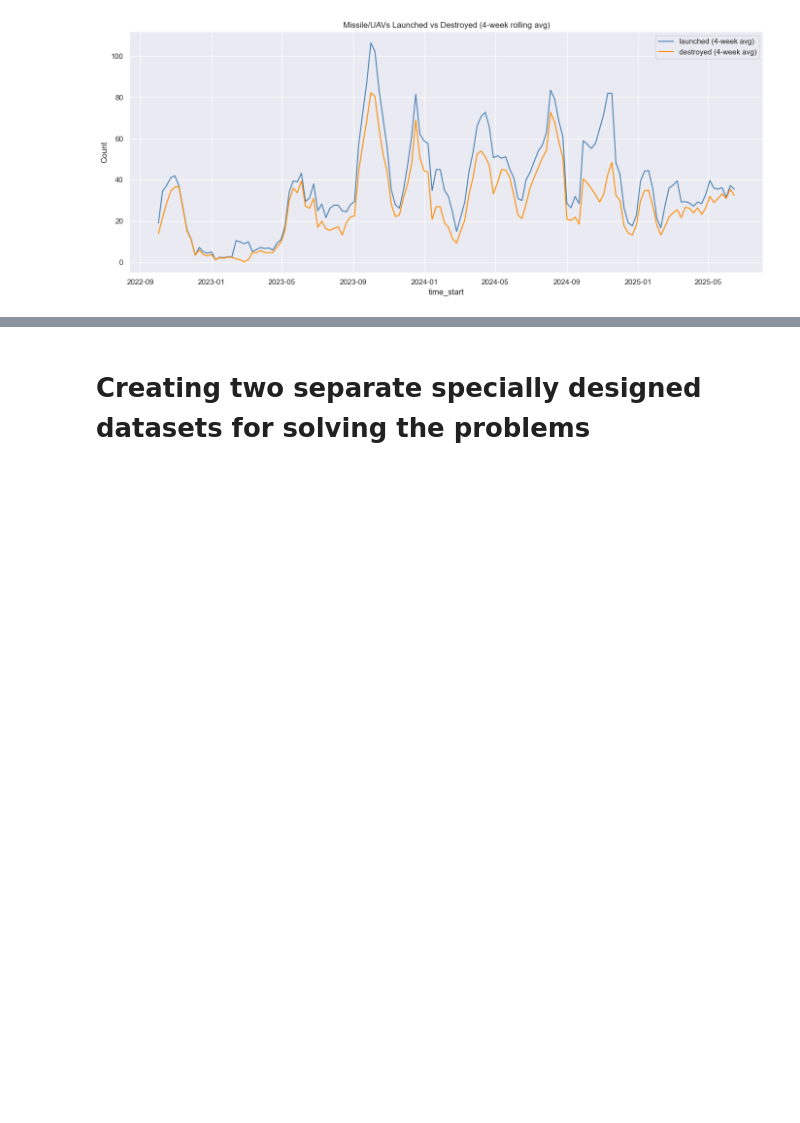
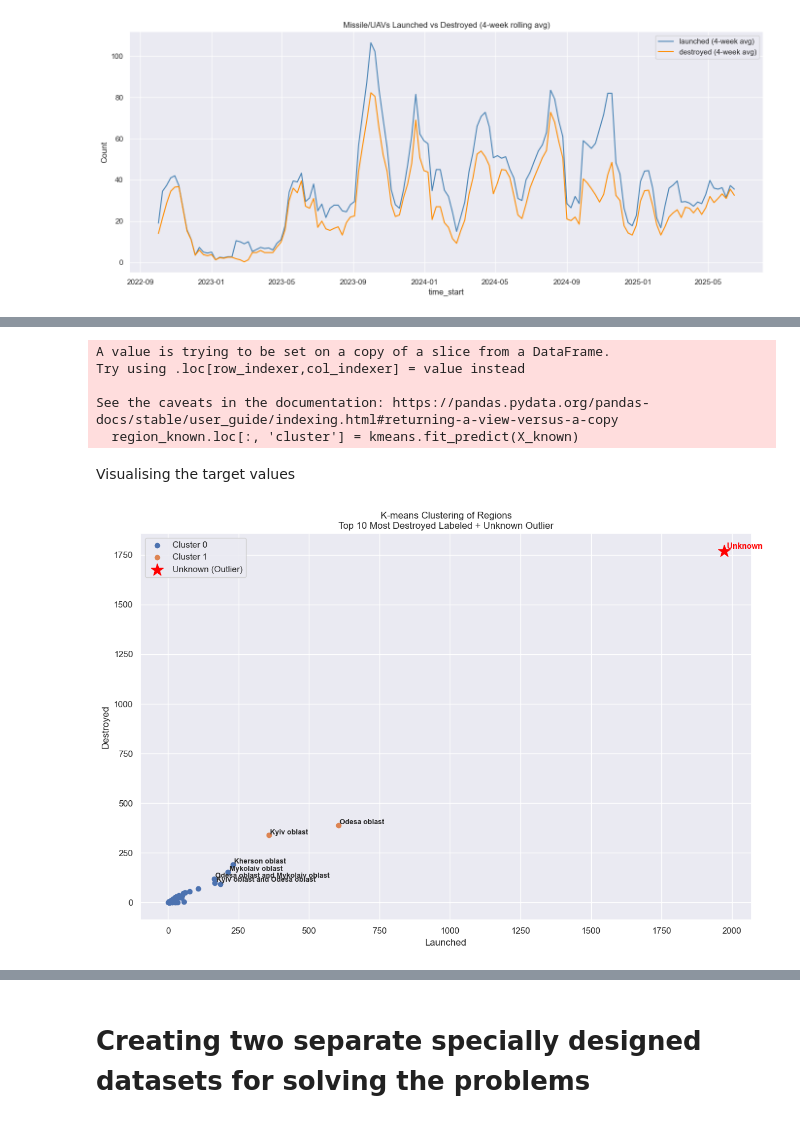
Before and after one commit to Dualboi/ml-analysis-ukraine-attacks, a Jupyter notebook: cleaning_exploring_the_dataset.ipynb, the cells around one changed output, grey strips where cells are left out. Cells and saved outputs as stored; diff of their text form; code cells hidden in the pictures; blank space fills up the shorter version.

```diff
--- a/cleaning_exploring_the_dataset.ipynb
+++ b/cleaning_exploring_the_dataset.ipynb
@@ -308,0 +322,66 @@ plt.show()
+# %%
+unknown_row = region_stats[region_stats['target'] == 'Unknown']
+region_known = region_stats[region_stats['target'] != 'Unknown']
+# %%
+from sklearn.discriminant_analysis import StandardScaler
+
+
+scaler = StandardScaler()
+X_known = scaler.fit_transform(region_known[['launched', 'destroyed']])
+# %%
+from sklearn.cluster import KMeans
+
+kmeans = KMeans(n_clusters=2, random_state=42)
+region_known.loc[:, 'cluster'] = kmeans.fit_predict(X_known)
+# Transform the unknown row using the same scaler
+unknown_scaled = scaler.transform(unknown_row[['launched', 'destroyed']])
+# %% [output]
+A value is trying to be set on a copy of a slice from a DataFrame.
+Try using .loc[row_indexer,col_indexer] = value instead
+
+See the caveats in the documentation: https://pandas.pydata.org/pandas-docs/stable/user_guide/indexing.html#returning-a-view-versus-a-copy
+  region_known.loc[:, 'cluster'] = kmeans.fit_predict(X_known)
+# %% [markdown]
+Visualising the target values
+# %%
+# Get top 10 most destroyed regions
+top10 = region_known.sort_values(by='destroyed', ascending=False).head(6)
+
+
+
+plt.figure(figsize=(12, 8))
+
+# Plot clusters
+for cluster in region_known['cluster'].unique():
+    subset = region_known[region_known['cluster'] == cluster]
+    plt.scatter(subset['launched'], subset['destroyed'], label=f'Cluster {cluster}')
+
+# Plot Unknown separately
+plt.scatter(
+    unknown_row['launched'], unknown_row['destroyed'],
+    color='red', marker='*', s=250, label='Unknown (Outlier)'
+)
+
+# Label only the top 10 most destroyed regions
+for _, row in top10.iterrows():
+    plt.text(row['launched'] + 5, row['destroyed'] + 5, row['target'], fontsize=9, fontweight='bold')
+
+# Label the Unknown point
+plt.text(
+    unknown_row['launched'].values[0] + 10,
+    unknown_row['destroyed'].values[0] + 10,
+    'Unknown',
+    fontsize=10,
+    color='red',
+    fontweight='bold'
+)
+
+plt.xlabel('Launched')
+plt.ylabel('Destroyed')
+plt.title('K-means Clustering of Regions\nTop 10 Most Destroyed Labeled + Unknown Outlier')
+plt.legend()
+plt.grid(True)
+plt.tight_layout()
+plt.show()
+# %% [output]
+[figure, added]
```
Also changed, not shown: parts of 6 cells of this notebook, 2 other files.
